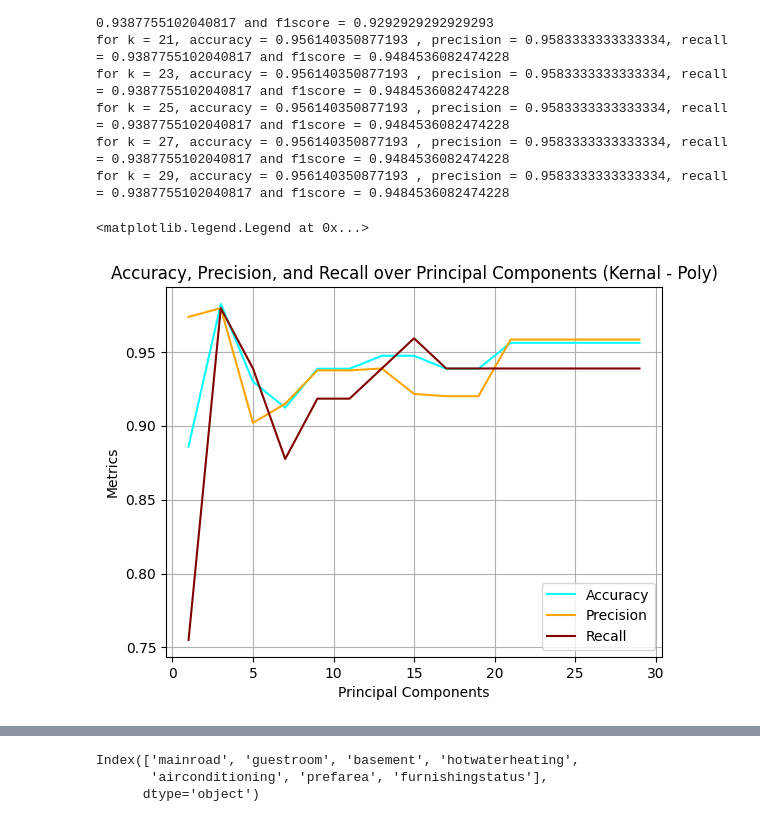
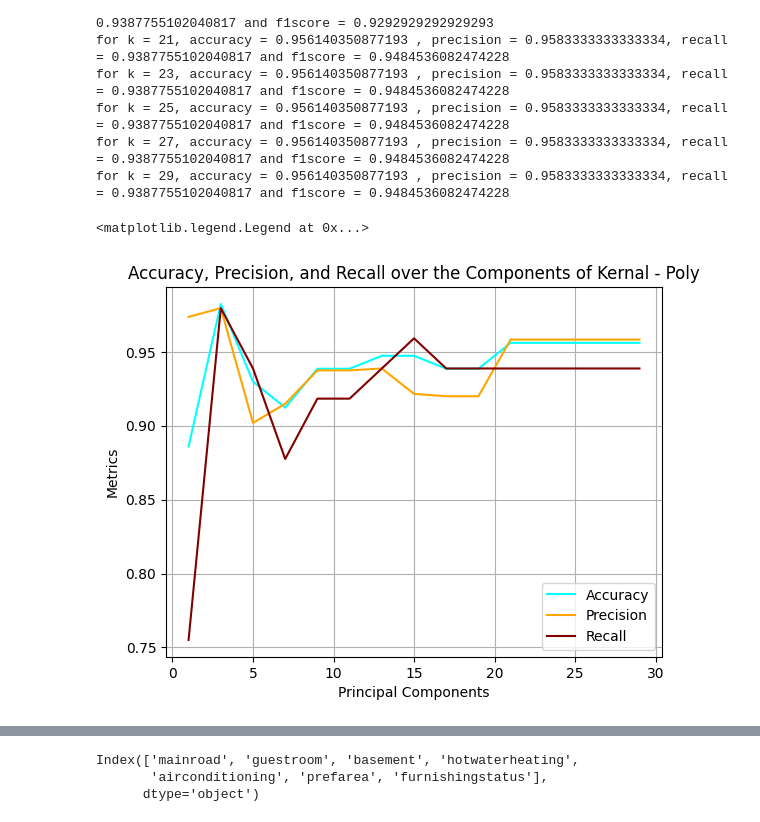
Before and after one commit to sirlapat/ML_Assignment1, a Jupyter notebook: ML_A4.ipynb, the cells around one changed output, grey strips where cells are left out. Saved outputs shown, nothing was run; the diff lists cells and outputs as text; code cells hidden in the pictures.

```diff
--- a/ML_A4.ipynb
+++ b/ML_A4.ipynb
@@ -223,16 +223,16 @@ for k = 29, accuracy = 0.956140350877193 , precision = 0.9583333333333334, recal
 # %%
 plt.figure()
 plt.plot(k_list, accuracy, color = 'cyan', label = "Accuracy")
 plt.plot(k_list, precision, color = 'orange', label = "Precision")
 plt.plot(k_list, recall, color = 'maroon', label = "Recall")
 plt.grid()
 plt.xlabel('Principal Components')
 plt.ylabel('Metrics')
-plt.title('Accuracy, Precision, and Recall over Principal Components (Kernal - Poly)')
+plt.title('Accuracy, Precision, and Recall over the Components of Kernal - Poly')
 plt.legend()
 # %% [output]
 <matplotlib.legend.Legend at 0x...>
-[figure, old version]
+[figure, new version]
 # %%
 from sklearn.metrics import mean_squared_error
 # %%
```
Also changed, not shown: parts of 6 cells of this notebook.
